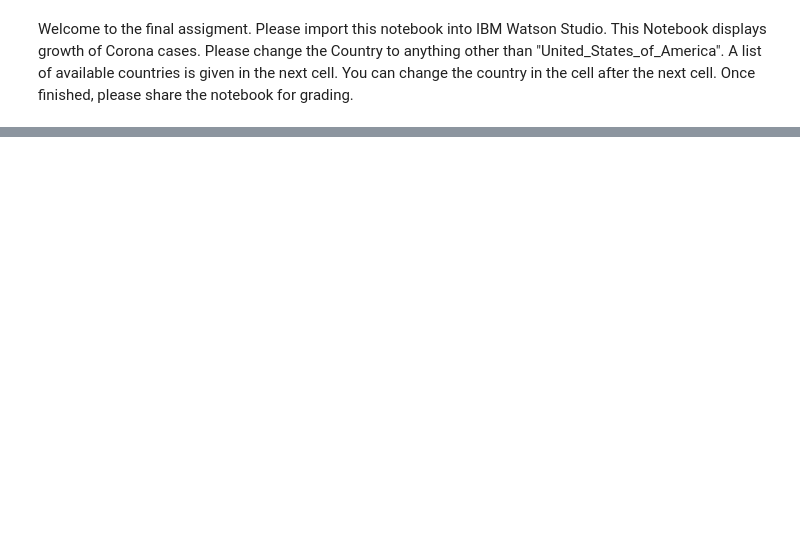
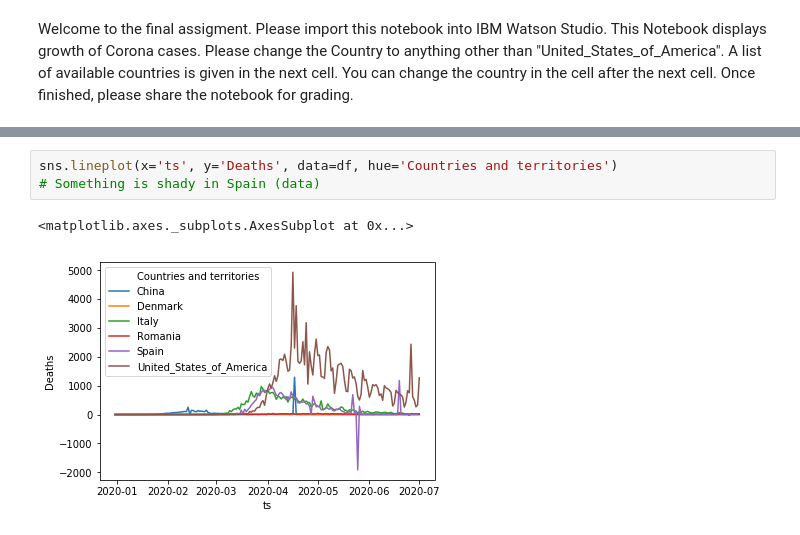
Before and after one commit to monicalacatusu/DScourses, a Jupyter notebook: projEDX.ipynb, the cells around one changed output, grey strips where cells are left out. Drawn from its saved outputs; the diff is of its cells as text; blank space fills up the shorter version.

```diff
--- a/projEDX.ipynb
+++ b/projEDX.ipynb
@@ -45,0 +61,6 @@ To register the converters:
+# %%
+sns.lineplot(x='ts', y='Deaths', data=df, hue='Countries and territories')
+# Something is shady in Spain (data)
+# %% [output]
+<matplotlib.axes._subplots.AxesSubplot at 0x...>
+[figure, added]
```
Also changed, not shown: parts of 5 cells of this notebook.
